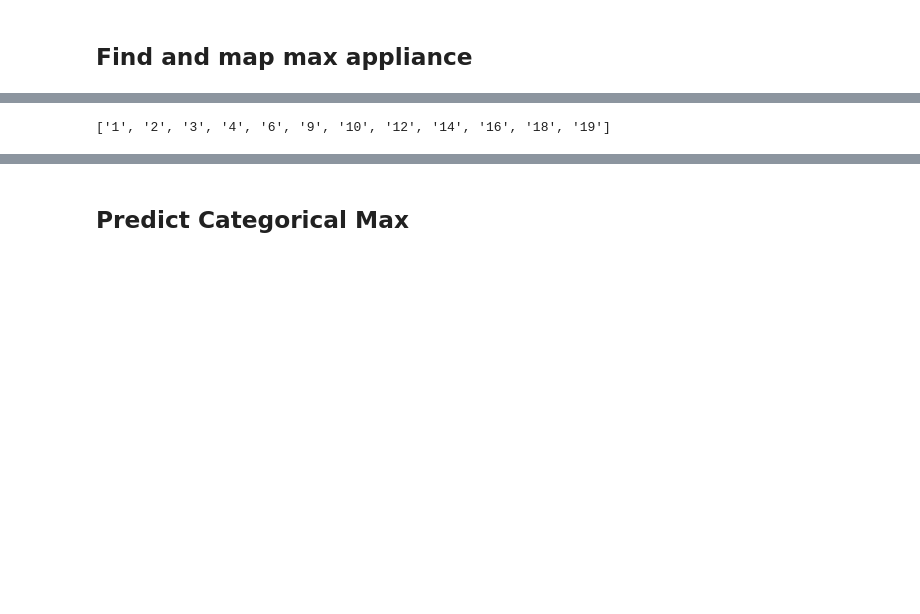
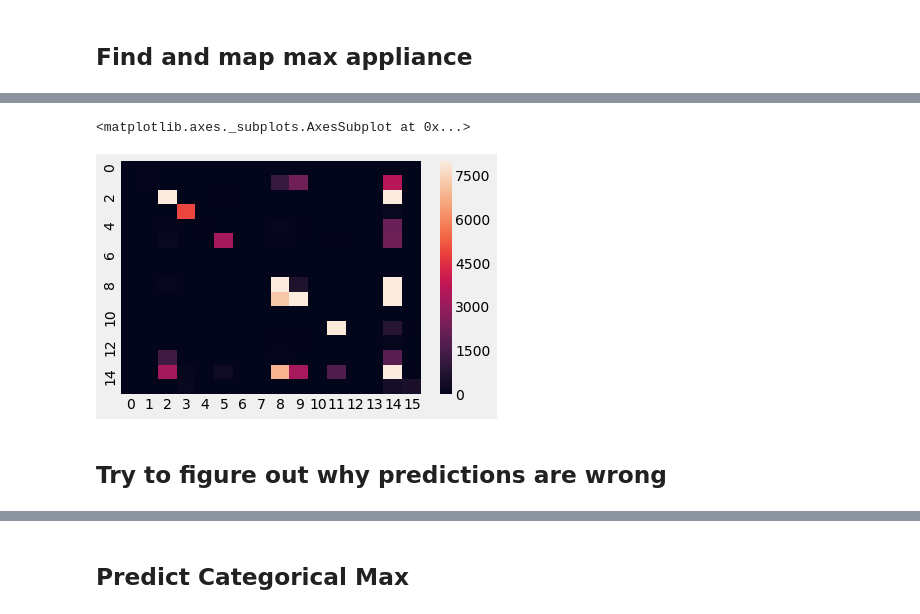
Before and after one commit to enmyj/gafp, a Jupyter notebook: elec_classification_max.ipynb, the cells around one changed output, grey strips where cells are left out. Cells and saved outputs as stored; diff of their text form; code cells hidden in the pictures; blank space fills up the shorter version.

```diff
--- a/elec_classification_max.ipynb
+++ b/elec_classification_max.ipynb
@@ -18,7 +18,8 @@ from sklearn.ensemble import GradientBoostingClassifier
 from sklearn import metrics
 # %%
 # read in file and define some useful column groupings
-elec_w_weather_path = '/users/ianmyjer/desktop/disagg/electric_data_with_weather.csv'
+# elec_w_weather_path = '/users/ianmyjer/desktop/disagg/electric_data_with_weather.csv'
+elec_w_weather_path = '/Users/ian.myjer/repos/gafp/electric_data_with_weather.csv'
 df = pd.read_csv(elec_w_weather_path,delimiter=',',header=0,index_col=0,parse_dates=True)
 # %%
 # define useful column groupings
@@ -210,6 +236,10 @@ pd.DataFrame(list(zip(feature_cols,model.feature_importances_))).sort_values(by=
 # %%
 # total accuracy
+most_common_val = y_test.value_counts(sort=True).head(1).index[0]
+y_null = np.ones(len(y_test))*most_common_val
+print('Null Accuracy Score: {:0.4f}'.format(metrics.accuracy_score(y_test, y_null)))
 print('Total Accuracy Score: {:0.4f}'.format(metrics.accuracy_score(y_test, y_pred)))
 print(metrics.classification_report(y_test, y_pred))
-metrics.confusion_matrix(y_test,y_pred)
+cm = pd.DataFrame(metrics.confusion_matrix(y_test,y_pred))
+pd.concat([cm], keys=['Actual'])
 # %% [output]
@@ -250,4 +280,8 @@ array([[     0,      0,      0,      1,      0,      0,      0,      0,
-# %%
-[str(x) for x in set(y_pred)]
-# %% [output]
-['1', '2', '3', '4', '6', '9', '10', '12', '14', '16', '18', '19']
+# %%
+import seaborn as sns
+sns.heatmap(cm,vmax=8000)
+# %% [output]
+<matplotlib.axes._subplots.AxesSubplot at 0x...>
+[figure, added]
+# %% [markdown]
+## Try to figure out why predictions are wrong
```
Also changed, not shown: parts of 23 cells of this notebook, 2 other files.
